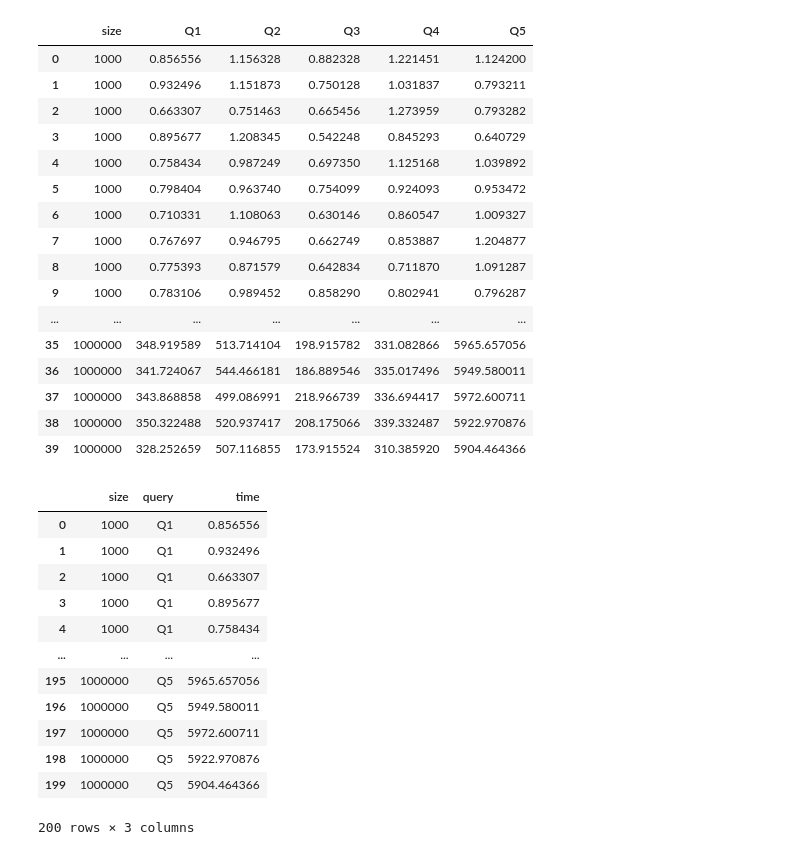
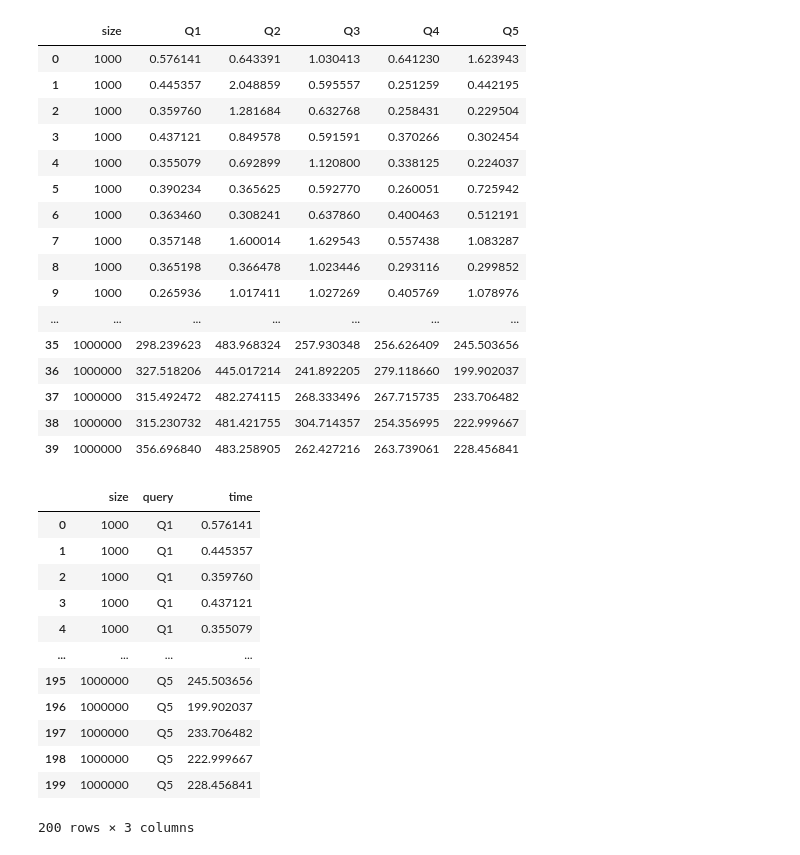
Before and after one commit to youny626/DP_test, a Jupyter notebook: scalability/plot.ipynb, the cells around one changed output. Cells and saved outputs as stored; diff of their text form; code cells hidden in the pictures.

```diff
--- a/scalability/plot.ipynb
+++ b/scalability/plot.ipynb
@@ -1,52 +1,52 @@
 # %%
 import pandas as pd
 import numpy as np
 
 sizes = [1000, 10000, 100000, 1000000]
 
 data = []
 for size in sizes:
-    with open(f"./adult_{size}_time_exclude_insert_db.log") as f:
+    with open(f"result/svt_adult_{size}_time_exclude_insert_db.log") as f:
         lines = f.readlines()
         for line in lines:
             times = [size]
             times += [float(x) for x in line.split(", ")]
             data.append(times)
 
 df = pd.DataFrame(data=data, columns=["size", "Q1", "Q2", "Q3", "Q4", "Q5"])
 df
 # %% [output]
 |  | size | Q1 | Q2 | Q3 | Q4 | Q5 |
-| 0 | 1000 | 0.856556 | 1.156328 | 0.882328 | 1.221451 | 1.124200 |
-| 1 | 1000 | 0.932496 | 1.151873 | 0.750128 | 1.031837 | 0.793211 |
-| 2 | 1000 | 0.663307 | 0.751463 | 0.665456 | 1.273959 | 0.793282 |
-| 3 | 1000 | 0.895677 | 1.208345 | 0.542248 | 0.845293 | 0.640729 |
-| 4 | 1000 | 0.758434 | 0.987249 | 0.697350 | 1.125168 | 1.039892 |
-| 5 | 1000 | 0.798404 | 0.963740 | 0.754099 | 0.924093 | 0.953472 |
-| 6 | 1000 | 0.710331 | 1.108063 | 0.630146 | 0.860547 | 1.009327 |
-| 7 | 1000 | 0.767697 | 0.946795 | 0.662749 | 0.853887 | 1.204877 |
-| 8 | 1000 | 0.775393 | 0.871579 | 0.642834 | 0.711870 | 1.091287 |
-| 9 | 1000 | 0.783106 | 0.989452 | 0.858290 | 0.802941 | 0.796287 |
+| 0 | 1000 | 0.576141 | 0.643391 | 1.030413 | 0.641230 | 1.623943 |
+| 1 | 1000 | 0.445357 | 2.048859 | 0.595557 | 0.251259 | 0.442195 |
+| 2 | 1000 | 0.359760 | 1.281684 | 0.632768 | 0.258431 | 0.229504 |
+| 3 | 1000 | 0.437121 | 0.849578 | 0.591591 | 0.370266 | 0.302454 |
+| 4 | 1000 | 0.355079 | 0.692899 | 1.120800 | 0.338125 | 0.224037 |
+| 5 | 1000 | 0.390234 | 0.365625 | 0.592770 | 0.260051 | 0.725942 |
+| 6 | 1000 | 0.363460 | 0.308241 | 0.637860 | 0.400463 | 0.512191 |
+| 7 | 1000 | 0.357148 | 1.600014 | 1.629543 | 0.557438 | 1.083287 |
+| 8 | 1000 | 0.365198 | 0.366478 | 1.023446 | 0.293116 | 0.299852 |
+| 9 | 1000 | 0.265936 | 1.017411 | 1.027269 | 0.405769 | 1.078976 |
 | ... | ... | ... | ... | ... | ... | ... |
-| 35 | 1000000 | 348.919589 | 513.714104 | 198.915782 | 331.082866 | 5965.657056 |
-| 36 | 1000000 | 341.724067 | 544.466181 | 186.889546 | 335.017496 | 5949.580011 |
-| 37 | 1000000 | 343.868858 | 499.086991 | 218.966739 | 336.694417 | 5972.600711 |
-| 38 | 1000000 | 350.322488 | 520.937417 | 208.175066 | 339.332487 | 5922.970876 |
-| 39 | 1000000 | 328.252659 | 507.116855 | 173.915524 | 310.385920 | 5904.464366 |
+| 35 | 1000000 | 298.239623 | 483.968324 | 257.930348 | 256.626409 | 245.503656 |
+| 36 | 1000000 | 327.518206 | 445.017214 | 241.892205 | 279.118660 | 199.902037 |
+| 37 | 1000000 | 315.492472 | 482.274115 | 268.333496 | 267.715735 | 233.706482 |
+| 38 | 1000000 | 315.230732 | 481.421755 | 304.714357 | 254.356995 | 222.999667 |
+| 39 | 1000000 | 356.696840 | 483.258905 | 262.427216 | 263.739061 | 228.456841 |
 # %%
-df = df.melt(id_vars="size", var_name="query", value_name="time")
-df
+df1 = df.melt(id_vars="size", var_name="query", value_name="time")
+df1
 # %% [output]
 |  | size | query | time |
-| 0 | 1000 | Q1 | 0.856556 |
-| 1 | 1000 | Q1 | 0.932496 |
-| 2 | 1000 | Q1 | 0.663307 |
-| 3 | 1000 | Q1 | 0.895677 |
-| 4 | 1000 | Q1 | 0.758434 |
+| 0 | 1000 | Q1 | 0.576141 |
+| 1 | 1000 | Q1 | 0.445357 |
+| 2 | 1000 | Q1 | 0.359760 |
+| 3 | 1000 | Q1 | 0.437121 |
+| 4 | 1000 | Q1 | 0.355079 |
 | ... | ... | ... | ... |
-| 195 | 1000000 | Q5 | 5965.657056 |
-| 196 | 1000000 | Q5 | 5949.580011 |
-| 197 | 1000000 | Q5 | 5972.600711 |
-| 198 | 1000000 | Q5 | 5922.970876 |
-| 199 | 1000000 | Q5 | 5904.464366 |
+| 195 | 1000000 | Q5 | 245.503656 |
+| 196 | 1000000 | Q5 | 199.902037 |
+| 197 | 1000000 | Q5 | 233.706482 |
+| 198 | 1000000 | Q5 | 222.999667 |
+| 199 | 1000000 | Q5 | 228.456841 |
 200 rows × 3 columns
```
Also changed, not shown: parts of 12 cells of this notebook, 3 other files.
